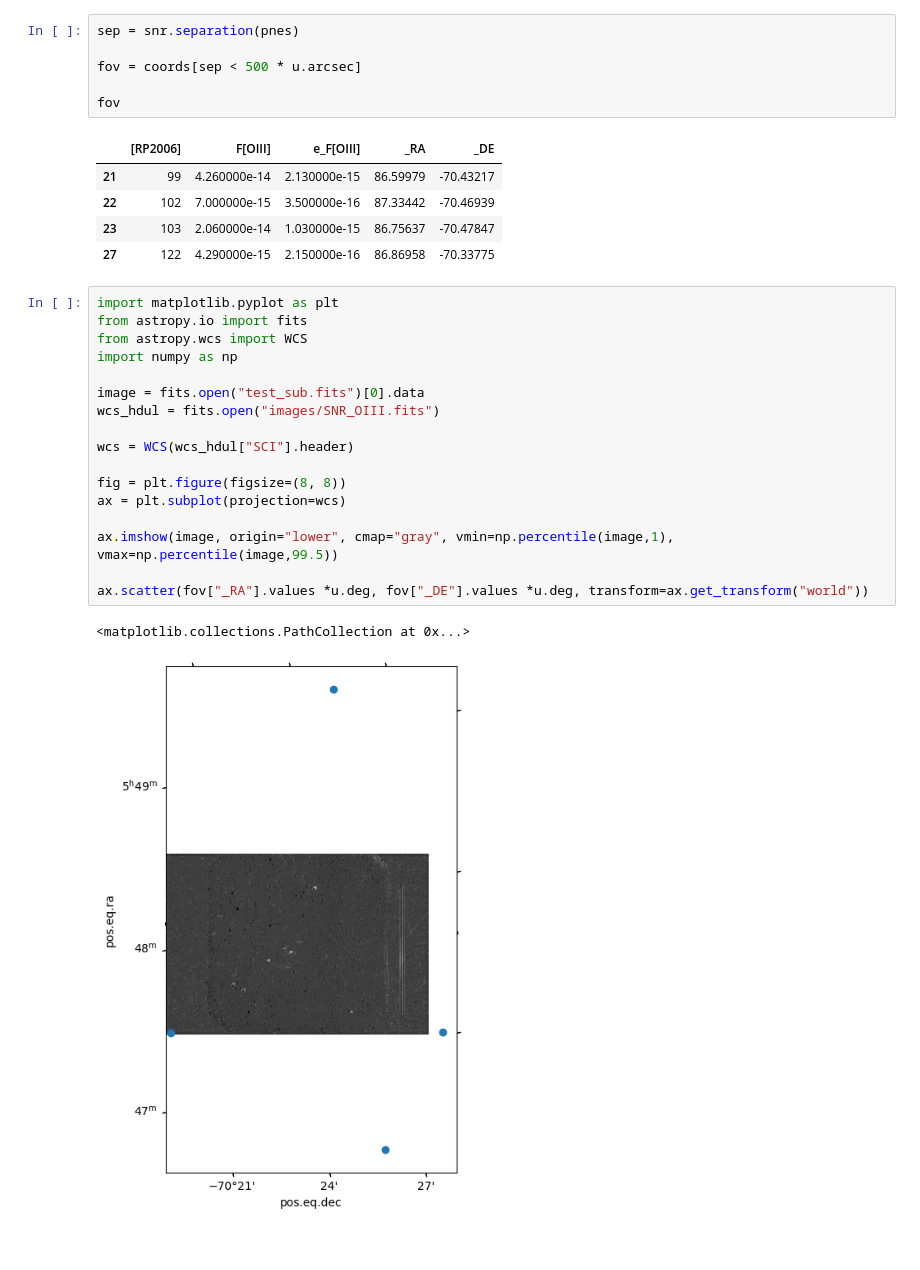
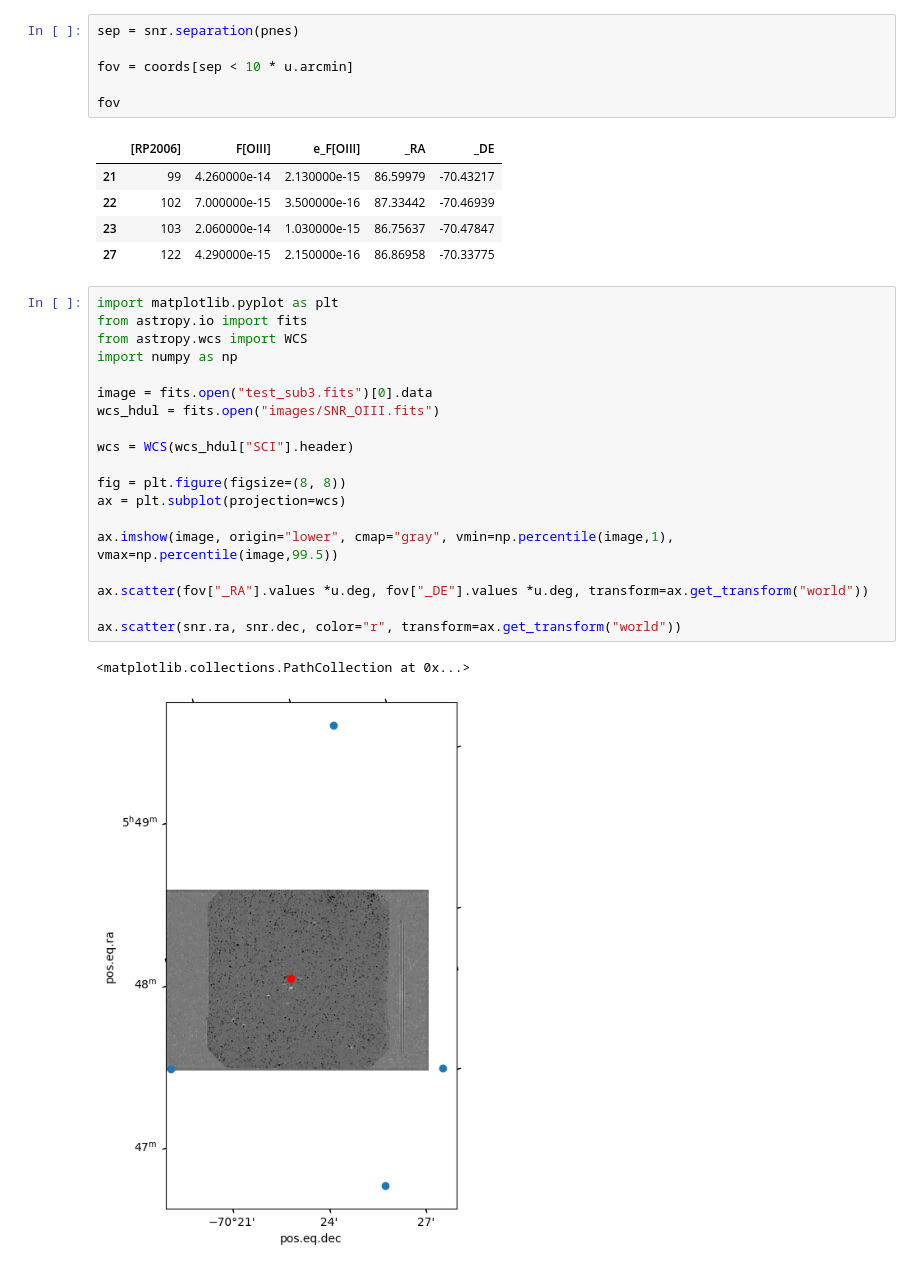
Before and after one commit to pirgalim/SNR-0548-70.4, a Jupyter notebook: pne_callibration.ipynb, the cells around one changed output. Drawn from its saved outputs; the diff is of its cells as text.

```diff
--- a/pne_callibration.ipynb
+++ b/pne_callibration.ipynb
@@ -56,7 +55,7 @@ pnes
 # %%
 sep = snr.separation(pnes)
 
-fov = coords[sep < 500 * u.arcsec]
+fov = coords[sep < 10 * u.arcmin]
 
 fov
 # %% [output]
@@ -68,20 +67,22 @@ fov
 # %%
 import matplotlib.pyplot as plt
 from astropy.io import fits
 from astropy.wcs import WCS
 import numpy as np
 
-image = fits.open("test_sub.fits")[0].data
+image = fits.open("test_sub3.fits")[0].data
 wcs_hdul = fits.open("images/SNR_OIII.fits")
 
 wcs = WCS(wcs_hdul["SCI"].header)
 
 fig = plt.figure(figsize=(8, 8))
 ax = plt.subplot(projection=wcs)
 
 ax.imshow(image, origin="lower", cmap="gray", vmin=np.percentile(image,1), vmax=np.percentile(image,99.5))
 
 ax.scatter(fov["_RA"].values *u.deg, fov["_DE"].values *u.deg, transform=ax.get_transform("world"))
+
+ax.scatter(snr.ra, snr.dec, color="r", transform=ax.get_transform("world"))
 # %% [output]
 <matplotlib.collections.PathCollection at 0x...>
-[figure, old version]
+[figure, new version]
```
Also changed, not shown: parts of 2 cells of this notebook.
